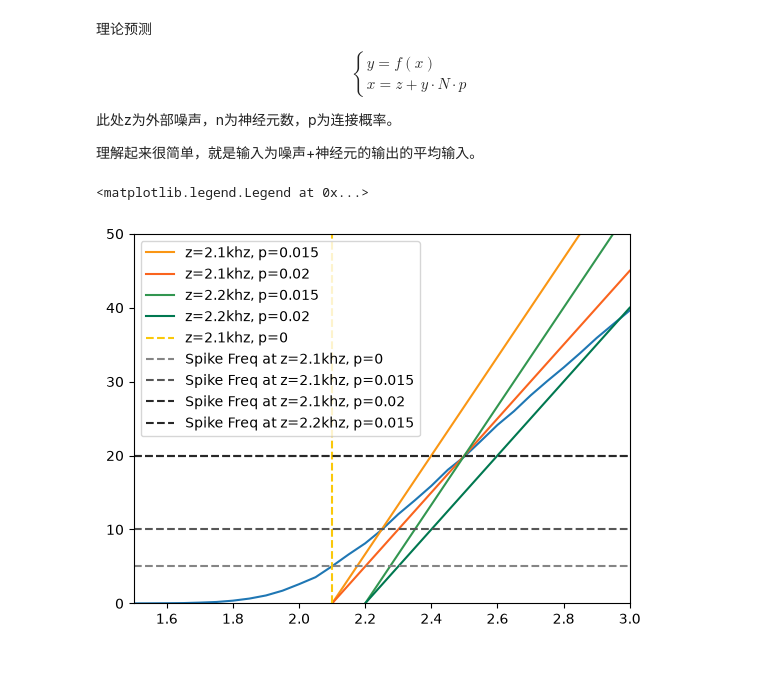
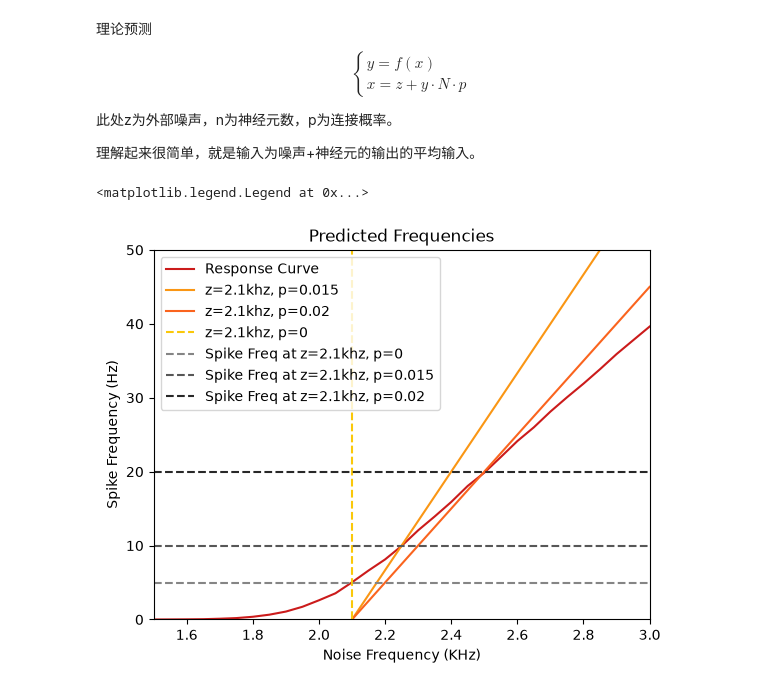
Before and after one commit to moraxborax/bio-class, a Jupyter notebook: neuron.ipynb, the cells around one changed output. Saved outputs shown, nothing was run; the diff lists cells and outputs as text; code cells hidden in the pictures.

```diff
--- a/neuron.ipynb
+++ b/neuron.ipynb
@@ -476,37 +473,23 @@ $$
 # %%
 plt.xlim(1.5, 3)
 plt.ylim(0, 50)
+plt.xlabel("Noise Frequency (KHz)")
+plt.ylabel("Spike Frequency (Hz)")
 
-plt.plot(noise_freqs, spike_freqs)
+plt.plot(noise_freqs, spike_freqs, label="Response Curve", color=ColorRed[6])
 def line(x: float, z: float, synapse_ratio: float, neuron_count: int) -> float:
     return (x-z) * 1000 / (neuron_count * synapse_ratio)
 
-def line_1(x: float) -> float:
-    return line(x, 2.1, 0.015, N)
 
-def line_2(x: float) -> float:
-    return line(x, 2.1, 0.02, N)
-
-def line_3(x: float) -> float:
-    return line(x, 2.2, 0.015, N)
-
-def line_4(x: float) -> float:
-    return line(x, 2.2, 0.02, N)
-
-plt.plot(noise_freqs, line_1(noise_freqs), label="z=2.1khz, p=0.015", color=ColorYellow[6])
-plt.plot(noise_freqs, line_2(noise_freqs), label="z=2.1khz, p=0.02", color=ColorYellow[9])
-plt.plot(noise_freqs, line_3(noise_freqs), label="z=2.2khz, p=0.015", color=ColorGreen[6])
-plt.plot(noise_freqs, line_4(noise_freqs), label="z=2.2khz, p=0.02", color=ColorGreen[9])
+plt.plot(noise_freqs, line(noise_freqs, 2.1, 0.015, N), label="z=2.1khz, p=0.015", color=ColorYellow[6])
+plt.plot(noise_freqs, line(noise_freqs, 2.1, 0.02, N), label="z=2.1khz, p=0.02", color=ColorYellow[9])
 plt.vlines(2.1, 0, 50, label="z=2.1khz, p=0", linestyles="--", color=ColorYellow[3])
 
 plt.hlines(5, 1.5, 3, colors=ColorGray[3], linestyles="--", label="Spike Freq at z=2.1khz, p=0")
 plt.hlines(10, 1.5, 3, colors=ColorGray[6], linestyles="--", label="Spike Freq at z=2.1khz, p=0.015")
 plt.hlines(20, 1.5, 3, colors=ColorGray[9], linestyles="--", label="Spike Freq at z=2.1khz, p=0.02")
-plt.hlines(20, 1.5, 3, colors=ColorGray[9], linestyles="--", label="Spike Freq at z=2.2khz, p=0.015")
-
+plt.title("Predicted Frequencies")
 plt.legend()
-
-# Some more predictions exist but you can explore it yourself. Here is just an example.
 # %% [output]
 <matplotlib.legend.Legend at 0x...>
-[figure, old version]
+[figure, new version]
```
Also changed, not shown: parts of 10 cells of this notebook.
